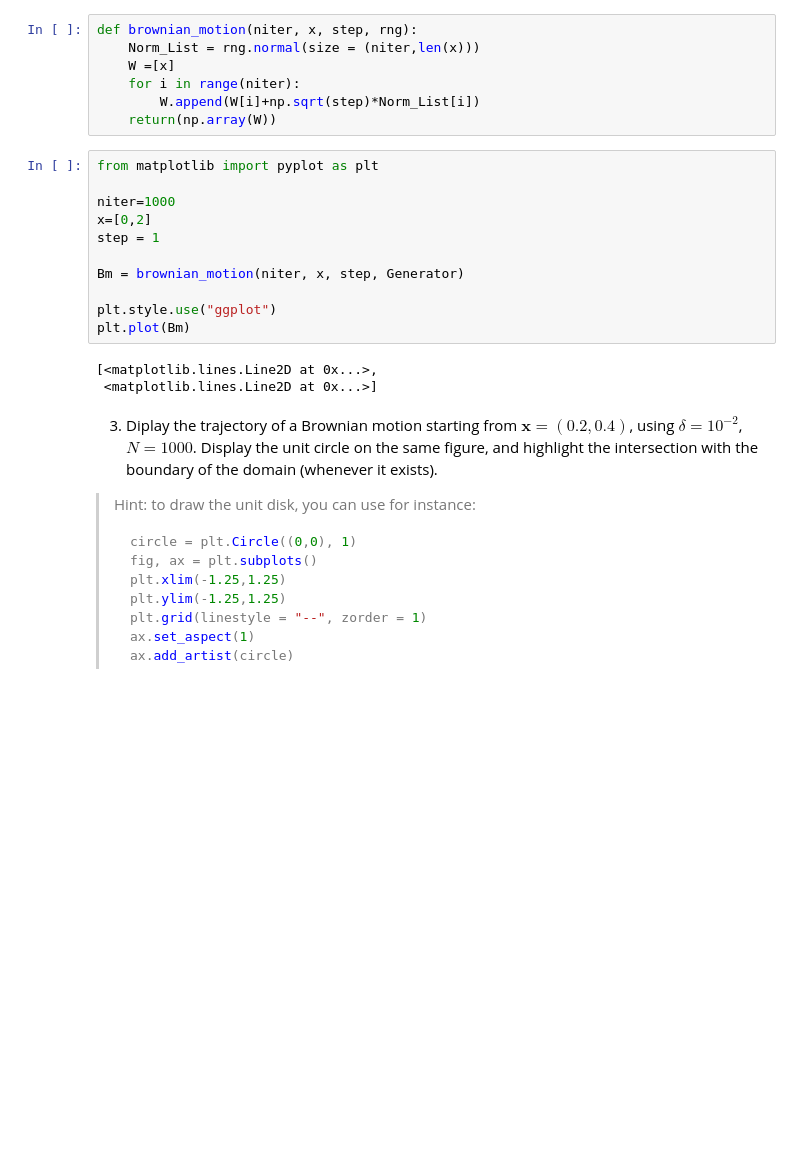
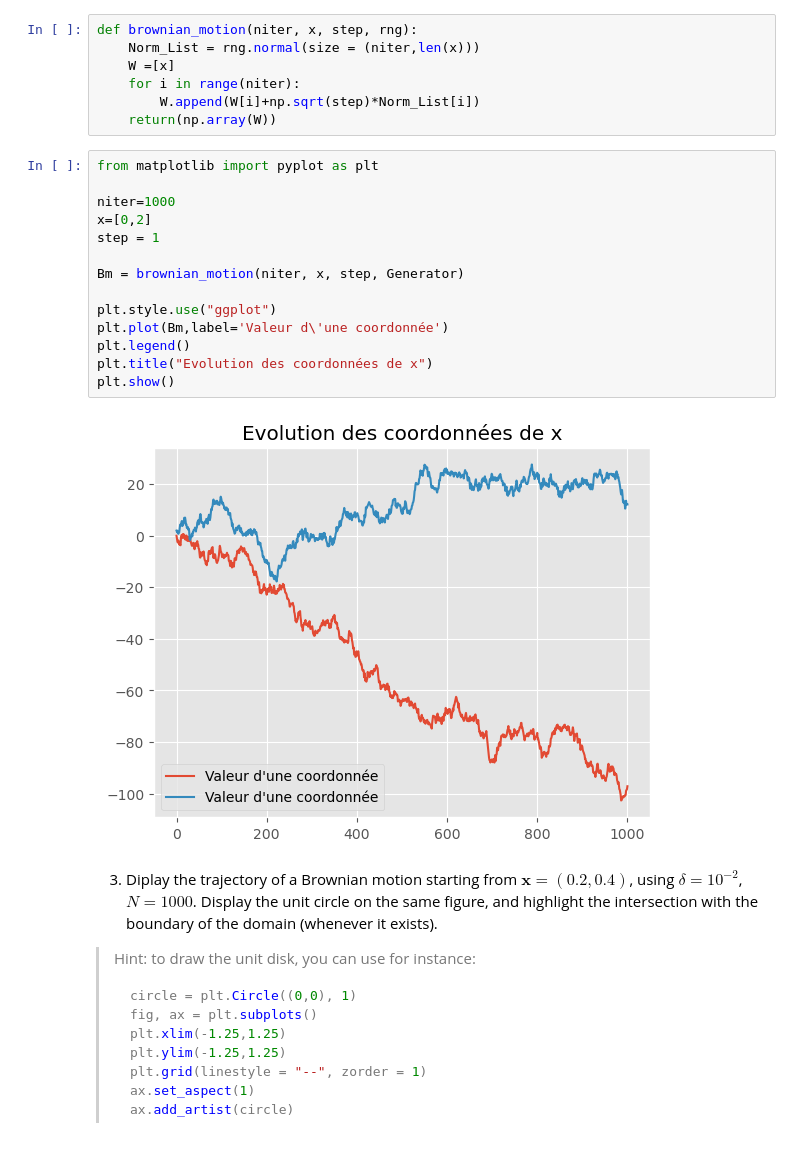
Before and after one commit to VictorCilleros/python_sdia_All, a Jupyter notebook: Labs/Lab3/lab3.ipynb, the cells around one changed output. Drawn from its saved outputs; the diff is of its cells as text; blank space fills up the shorter version.

```diff
--- a/Labs/Lab3/lab3.ipynb
+++ b/Labs/Lab3/lab3.ipynb
@@ -71,17 +71,19 @@ def brownian_motion(niter, x, step, rng):
 # %%
 from matplotlib import pyplot as plt
 
 niter=1000
 x=[0,2]
 step = 1
 
 Bm = brownian_motion(niter, x, step, Generator)
 
 plt.style.use("ggplot")
-plt.plot(Bm)
+plt.plot(Bm,label='Valeur d\'une coordonnée')
+plt.legend()
+plt.title("Evolution des coordonnées de x")
+plt.show()
 # %% [output]
-[<matplotlib.lines.Line2D at 0x...>,
- <matplotlib.lines.Line2D at 0x...>]
+[figure, added]
 # %% [markdown]
 3. Diplay the trajectory of a Brownian motion starting from $\mathbf{x} = (0.2, 0.4)$, using $\delta = 10^{-2}$, $N = 1000$. Display the unit circle on the same figure, and highlight the intersection with the boundary of the domain (whenever it exists).
 
```
Also changed, not shown: parts of 2 cells of this notebook.
